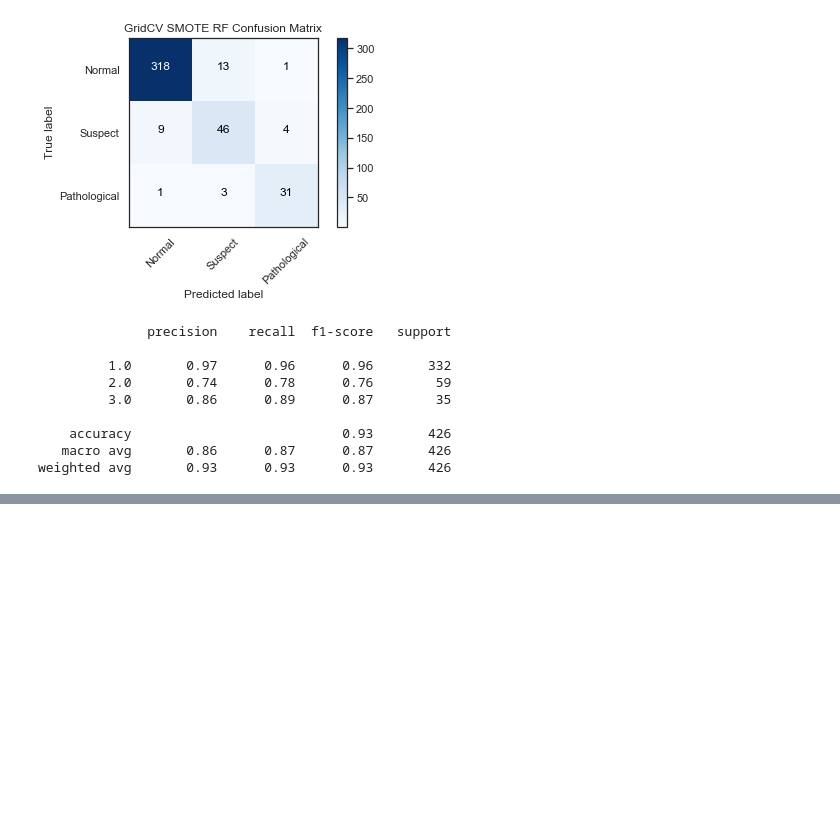
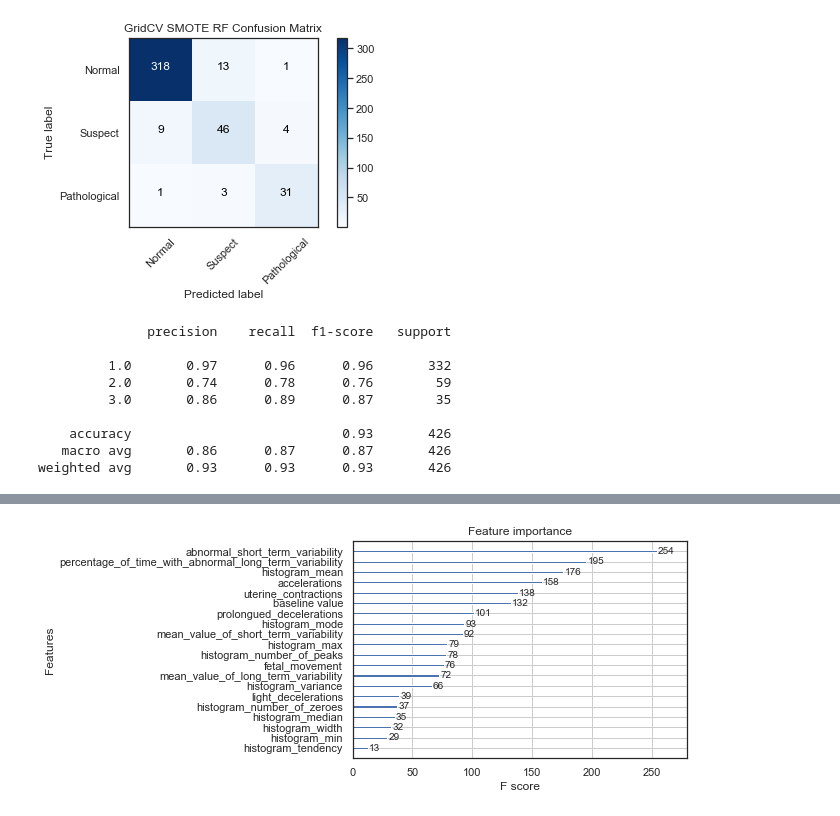
Before and after one commit to JVasquez5/IBM-Machine-Learning-Professional-Certificate, a Jupyter notebook: Module_3/fetal_health.ipynb, the cells around one changed output, grey strips where cells are left out. Drawn from its saved outputs; the diff is of its cells as text; code cells hidden in the pictures; blank space fills up the shorter version.

```diff
--- a/Module_3/fetal_health.ipynb
+++ b/Module_3/fetal_health.ipynb
@@ -694,0 +724,5 @@ weighted avg       0.93      0.93      0.93       426
+# %%
+plot_importance(xgb)
+plt.show()
+# %% [output]
+[figure, added]
```
Also changed, not shown: parts of 6 cells of this notebook.
